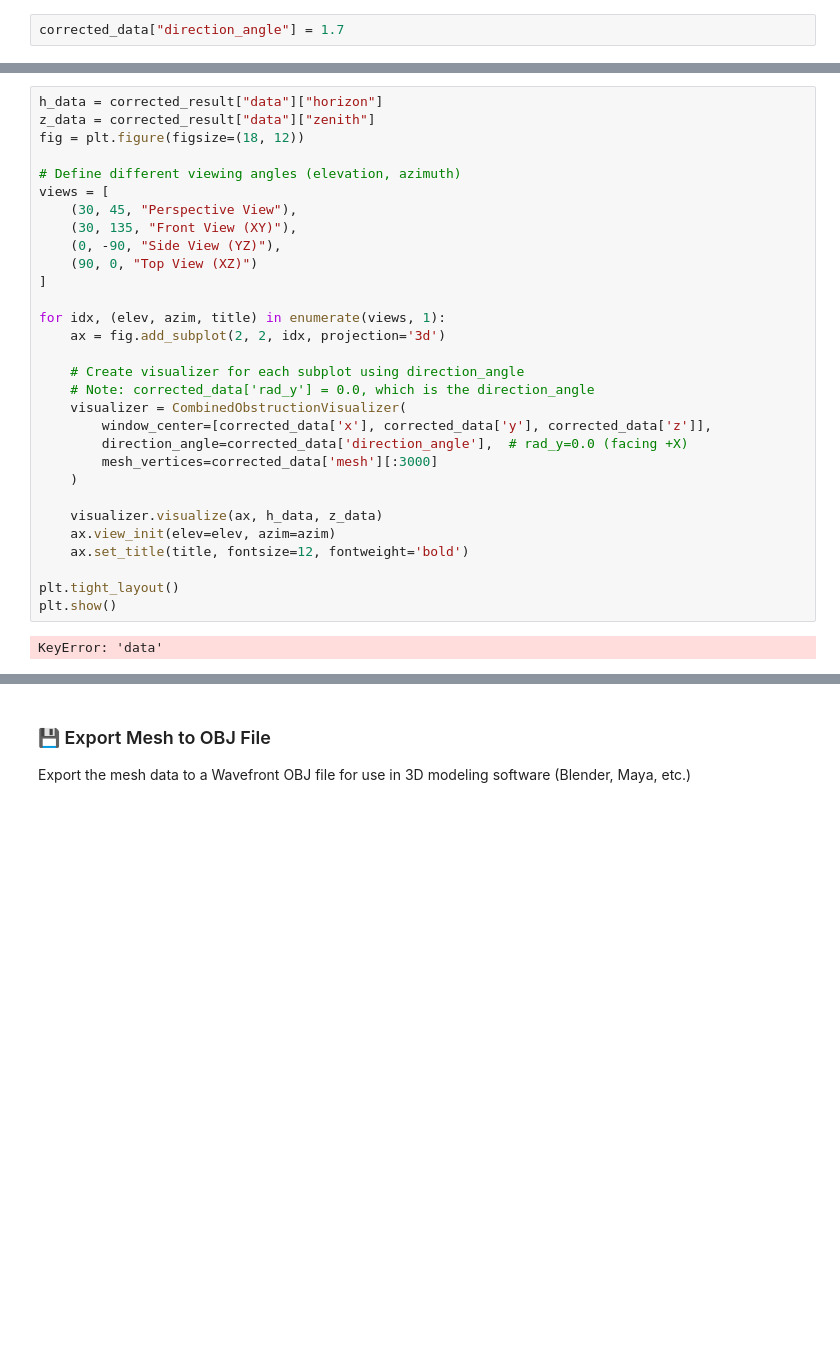
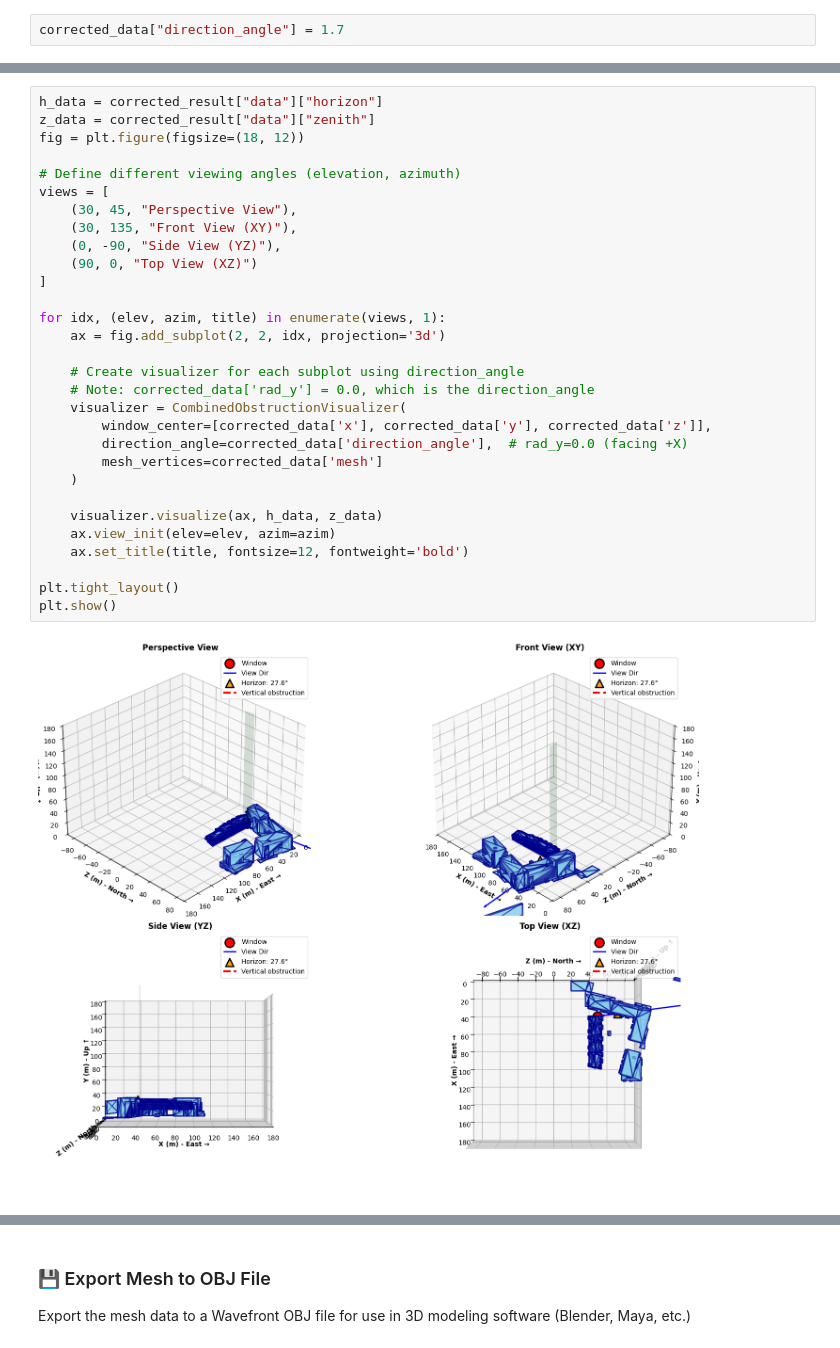
Before and after one commit to upskiller-xyz/server_obstruction, a Jupyter notebook: example/demo.ipynb, the cells around one changed output, grey strips where cells are left out. Saved outputs shown, nothing was run; the diff lists cells and outputs as text; blank space fills up the shorter version.

```diff
--- a/example/demo.ipynb
+++ b/example/demo.ipynb
@@ -308,32 +327,32 @@ KeyError: 'data'
 # %%
 h_data = corrected_result["data"]["horizon"]
 z_data = corrected_result["data"]["zenith"]
 fig = plt.figure(figsize=(18, 12))
 
 # Define different viewing angles (elevation, azimuth)
 views = [
     (30, 45, "Perspective View"),
     (30, 135, "Front View (XY)"),
     (0, -90, "Side View (YZ)"),
     (90, 0, "Top View (XZ)")
 ]
 
 for idx, (elev, azim, title) in enumerate(views, 1):
     ax = fig.add_subplot(2, 2, idx, projection='3d')
 
     # Create visualizer for each subplot using direction_angle
     # Note: corrected_data['rad_y'] = 0.0, which is the direction_angle
     visualizer = CombinedObstructionVisualizer(
         window_center=[corrected_data['x'], corrected_data['y'], corrected_data['z']],
         direction_angle=corrected_data['direction_angle'],  # rad_y=0.0 (facing +X)
-        mesh_vertices=corrected_data['mesh'][:3000]
+        mesh_vertices=corrected_data['mesh']
     )
 
     visualizer.visualize(ax, h_data, z_data)
     ax.view_init(elev=elev, azim=azim)
     ax.set_title(title, fontsize=12, fontweight='bold')
 
 plt.tight_layout()
 plt.show()
 # %% [output]
-KeyError: 'data'
+[figure, added]
```
Also changed, not shown: parts of 22 cells of this notebook.
